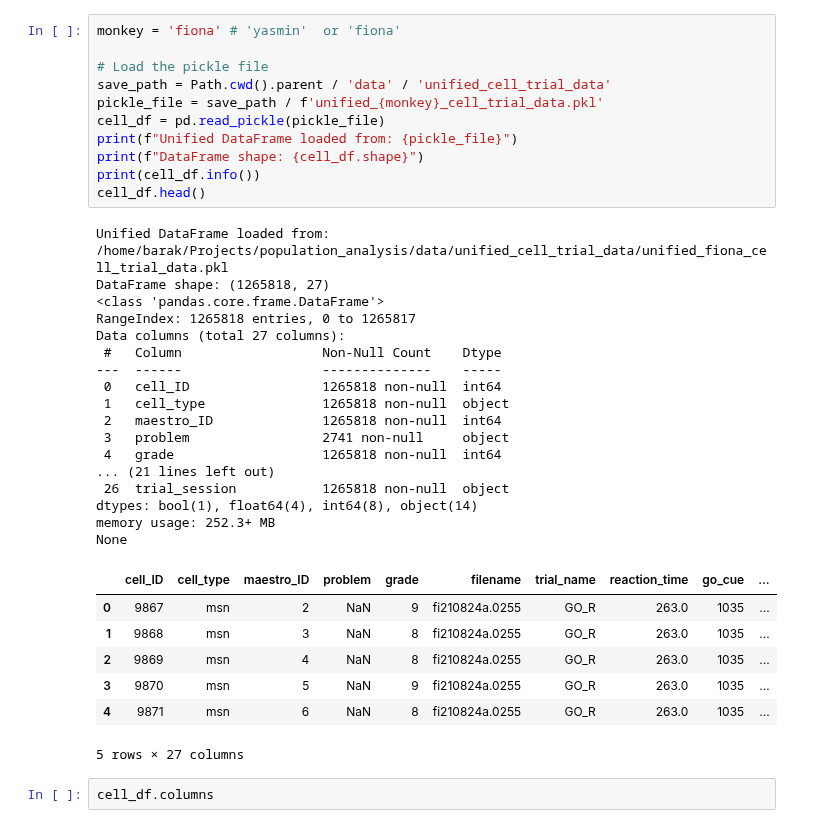
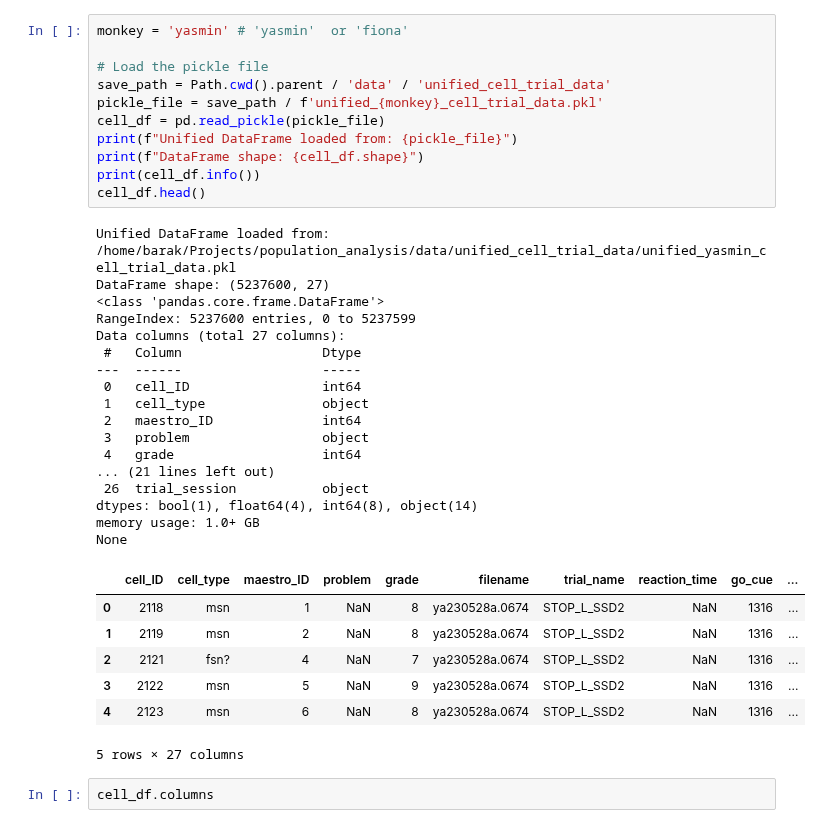
Before and after one commit to barrackHa/Population-Analysis, a Jupyter notebook: exploratory_data_analysis/cell_db_eda copy.ipynb, the cells around one changed output. Drawn from its saved outputs; the diff is of its cells as text.

```diff
--- a/exploratory_data_analysis/cell_db_eda copy.ipynb
+++ b/exploratory_data_analysis/cell_db_eda copy.ipynb
@@ -33,40 +33,40 @@ hv.extension('bokeh')
 [interactive output not drawn]
 [interactive output not drawn]
 # %%
-monkey = 'fiona' # 'yasmin'  or 'fiona'
+monkey = 'yasmin' # 'yasmin'  or 'fiona'
 
 # Load the pickle file
 save_path = Path.cwd().parent / 'data' / 'unified_cell_trial_data'
 pickle_file = save_path / f'unified_{monkey}_cell_trial_data.pkl'
 cell_df = pd.read_pickle(pickle_file)
 print(f"Unified DataFrame loaded from: {pickle_file}")
 print(f"DataFrame shape: {cell_df.shape}")
 print(cell_df.info())
 cell_df.head()
 # %% [output]
-Unified DataFrame loaded from: /home/barak/Projects/population_analysis/data/unified_cell_trial_data/unified_fiona_cell_trial_data.pkl
-DataFrame shape: (1265818, 27)
+Unified DataFrame loaded from: /home/barak/Projects/population_analysis/data/unified_cell_trial_data/unified_yasmin_cell_trial_data.pkl
+DataFrame shape: (5237600, 27)
 <class 'pandas.core.frame.DataFrame'>
-RangeIndex: 1265818 entries, 0 to 1265817
+RangeIndex: 5237600 entries, 0 to 5237599
 Data columns (total 27 columns):
- #   Column                  Non-Null Count    Dtype
----  ------                  --------------    -----
- 0   cell_ID                 1265818 non-null  int64
- 1   cell_type               1265818 non-null  object
- 2   maestro_ID              1265818 non-null  int64
- 3   problem                 2741 non-null     object
- 4   grade                   1265818 non-null  int64
+ #   Column                  Dtype
+---  ------                  -----
+ 0   cell_ID                 int64
+ 1   cell_type               object
+ 2   maestro_ID              int64
+ 3   problem                 object
+ 4   grade                   int64
 ... (21 lines left out)
- 26  trial_session           1265818 non-null  object
+ 26  trial_session           object
 dtypes: bool(1), float64(4), int64(8), object(14)
-memory usage: 252.3+ MB
+memory usage: 1.0+ GB
 None
 |  | cell_ID | cell_type | maestro_ID | problem | grade | filename | trial_name | reaction_time | go_cue | ... |
-| 0 | 9867 | msn | 2 | NaN | 9 | fi210824a.0255 | GO_R | 263.0 | 1035 | ... |
-| 1 | 9868 | msn | 3 | NaN | 8 | fi210824a.0255 | GO_R | 263.0 | 1035 | ... |
-| 2 | 9869 | msn | 4 | NaN | 8 | fi210824a.0255 | GO_R | 263.0 | 1035 | ... |
-| 3 | 9870 | msn | 5 | NaN | 9 | fi210824a.0255 | GO_R | 263.0 | 1035 | ... |
-| 4 | 9871 | msn | 6 | NaN | 8 | fi210824a.0255 | GO_R | 263.0 | 1035 | ... |
+| 0 | 2118 | msn | 1 | NaN | 8 | ya230528a.0674 | STOP_L_SSD2 | NaN | 1316 | ... |
+| 1 | 2119 | msn | 2 | NaN | 8 | ya230528a.0674 | STOP_L_SSD2 | NaN | 1316 | ... |
+| 2 | 2121 | fsn? | 4 | NaN | 7 | ya230528a.0674 | STOP_L_SSD2 | NaN | 1316 | ... |
+| 3 | 2122 | msn | 5 | NaN | 9 | ya230528a.0674 | STOP_L_SSD2 | NaN | 1316 | ... |
+| 4 | 2123 | msn | 6 | NaN | 8 | ya230528a.0674 | STOP_L_SSD2 | NaN | 1316 | ... |
 5 rows × 27 columns
 # %%
 cell_df.columns
```
Also changed, not shown: parts of 10 cells of this notebook, 1 other file.
